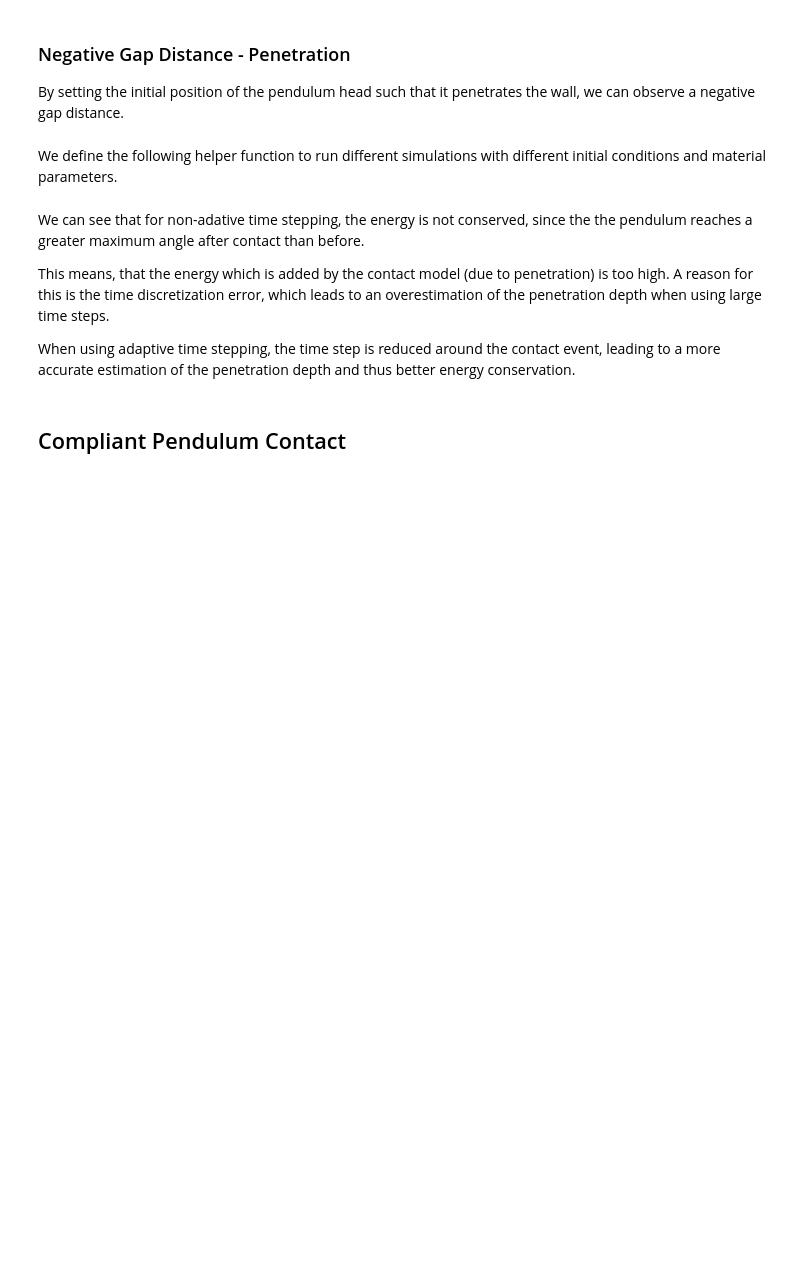
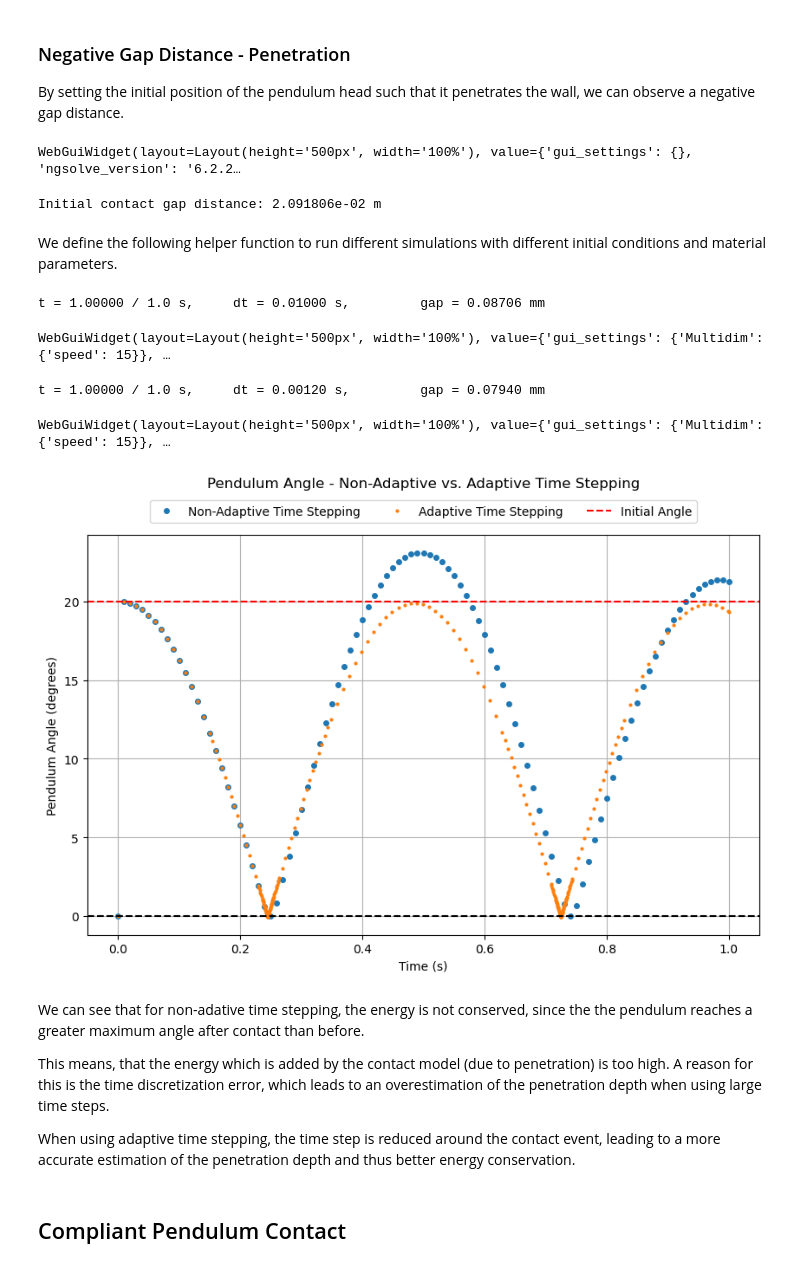
Before and after one commit to FlorianFrech/SystemSimulation, a Jupyter notebook: docs/04_tool_integration/03_fem/03_fem_pendulum_contact.ipynb, the cells around one changed output. Drawn from its saved outputs; the diff is of its cells as text; code cells hidden in the pictures; blank space fills up the shorter version.

Commit message:
Updated FEM and OpenSim Pendulum Notebooks

```diff
--- a/docs/04_tool_integration/03_fem/03_fem_pendulum_contact.ipynb
+++ b/docs/04_tool_integration/03_fem/03_fem_pendulum_contact.ipynb
@@ -75,13 +75,13 @@ We reuse the same pendulum geometry as in Tutorial 01. The top edge is named `ro
 We add a wall geometry to the mesh, which is a rectangle at the bottom of the pendulum's swing path. The wall has its own material properties (very stiff) and a contact boundary named `contact_wall` at its top edge.
 # %%
 # Geometry parameters
-r_rod = 0.05
-r_hole = 0.1
-r_head = 0.2
-l_center = 0.8
+r_rod = 0.015   # rod radius in meters
+r_hole = 0.03   # hole radius in meters
+r_head = 0.06   # head radius in meters
+l_center = 0.24 # length to center of head in meters
 
-wall_len_x = 0.1
-wall_len_y = 0.8
+wall_len_x = 0.025
+wall_len_y = 0.25
 
 bar = MoveTo(-r_rod, 0).Rectangle(2 * r_rod, l_center).Face()
 bar.edges.Min(Y).name = "rotation"
@@ -503,17 +509,20 @@ print(f"Initial contact gap distance: {gap:.6e} m")
 
 By setting the initial position of the pendulum head such that it penetrates the wall, we can observe a negative gap distance.
 # %%
-theta0 = np.deg2rad(-2) # Initial angle in degrees
+theta0 = np.deg2rad(5) # Initial angle in degrees
 set_initial_state(theta0)
 scene = Draw(gf_u.components[0], mesh, deformation=gf_u.components[0])
 gap = get_contact_gap_distance(contact, bfa, gf_u, mesh)
 print(f"Initial contact gap distance: {gap:.6e} m")
+# %% [output]
+WebGuiWidget(layout=Layout(height='500px', width='100%'), value={'gui_settings': {}, 'ngsolve_version': '6.2.2…
+Initial contact gap distance: 2.091806e-02 m
 # %% [markdown]
 We define the following helper function to run different simulations with different initial conditions and material parameters.
 # %%
 def run_simulation(
     dt = 0.01,
-    t_end = 2.0,
+    t_end = 1.0,
     theta0 = np.deg2rad(20),
     config=stiff_config,
     use_adaptive_time_stepping=False):
@@ -553,8 +562,10 @@ def run_simulation(
             if use_adaptive_time_stepping:
                 gap = get_contact_gap_distance(contact, bfa, gf_u, mesh)
                 if    gap < 1e-3:  tau.Set(1e-4)
-                elif  gap < 1e-2:  tau.Set(5e-4)
-                elif  gap < 5e-2:  tau.Set(1e-3)
+                elif  gap < 5e-3:  tau.Set(5e-4)
+                elif  gap < 1e-2:  tau.Set(1e-3)
+                elif  gap < 5e-2:  tau.Set(5e-3)
+
                 else: tau.Set(dt)
 
             NewtonMinimization(
@@ -566,15 +577,13 @@ def run_simulation(
                 maxit=20,
             )
 
-            # Update kinematics
             gf_v.vec[:] = 2 / tau.Get() * (gf_u.vec - gf_u_old.vec) - gf_v_old.vec
             gf_a.vec[:] = 2 / tau.Get() * (gf_v.vec - gf_v_old.vec) - gf_a_old.vec
 
-            # Interpolate stress for visualization
             gf_S.Interpolate(PK2_neo_hookean(gf_u.components[0], lam_pend, mu_pend), definedon=mesh.Materials("pendulum"))
             gf_S_norm.Set(Norm(gf_S), definedon=mesh.Materials("pendulum"))
-            gf_S.Interpolate(PK2_neo_hookean(gf_u.components[0], lam_wall, mu_wall), definedon=mesh.Materials("wall"))
-            gf_S_norm.Set(Norm(gf_S), definedon=mesh.Materials("wall"))
+            # gf_S.Interpolate(PK2_neo_hookean(gf_u.components[0], lam_wall, mu_wall), definedon=mesh.Materials("wall"))
+            # gf_S_norm.Set(Norm(gf_S), definedon=mesh.Materials("wall"))
 
             gf_u_history.AddMultiDimComponent(gf_u.components[0].vec)
             gf_sigma_norm_history.AddMultiDimComponent(gf_S_norm.vec)
@@ -595,23 +604,34 @@ def run_simulation(
 # %%
 results_non_adaptive = run_simulation(config=stiff_config,
                                       use_adaptive_time_stepping=False)
+# %% [output]
+t = 1.00000 / 1.0 s,     dt = 0.01000 s,         gap = 0.08706 mm
 # %%
 animate(results_non_adaptive)
+# %% [output]
+WebGuiWidget(layout=Layout(height='500px', width='100%'), value={'gui_settings': {'Multidim': {'speed': 15}}, …
 # %%
 results_adaptive = run_simulation(config=stiff_config,
                                   use_adaptive_time_stepping=True)
+# %% [output]
+t = 1.00000 / 1.0 s,     dt = 0.00120 s,         gap = 0.07940 mm
 # %%
 animate(results_adaptive)
+# %% [output]
+WebGuiWidget(layout=Layout(height='500px', width='100%'), value={'gui_settings': {'Multidim': {'speed': 15}}, …
 # %%
 plt.figure(figsize=(10, 6))
+plt.title("Pendulum Angle - Non-Adaptive vs. Adaptive Time Stepping", y = 1.1)
 plt.plot(results_non_adaptive['time'], np.rad2deg(results_non_adaptive['theta']), label="Non-Adaptive Time Stepping", marker="o", markersize=4, linestyle="None")
 plt.plot(results_adaptive['time'], np.rad2deg(results_adaptive['theta']), label="Adaptive Time Stepping", marker="o", markersize=2, linestyle="None")
 plt.axhline(20, color="r", linestyle="--", label="Initial Angle")
 plt.axhline(0, color="k", linestyle="--")
 plt.xlabel("Time (s)")
 plt.ylabel("Pendulum Angle (degrees)")
-plt.legend()
+plt.legend(loc="upper center", bbox_to_anchor=(0.5, 1.1), ncol=3)
 plt.grid()
+# %% [output]
+[figure, added]
 # %% [markdown]
 We can see that for non-adative time stepping, the energy is not conserved, since the the pendulum reaches a greater maximum angle after contact than before.
 
```
Also changed, not shown: parts of 5 cells of this notebook, 36 other files.
